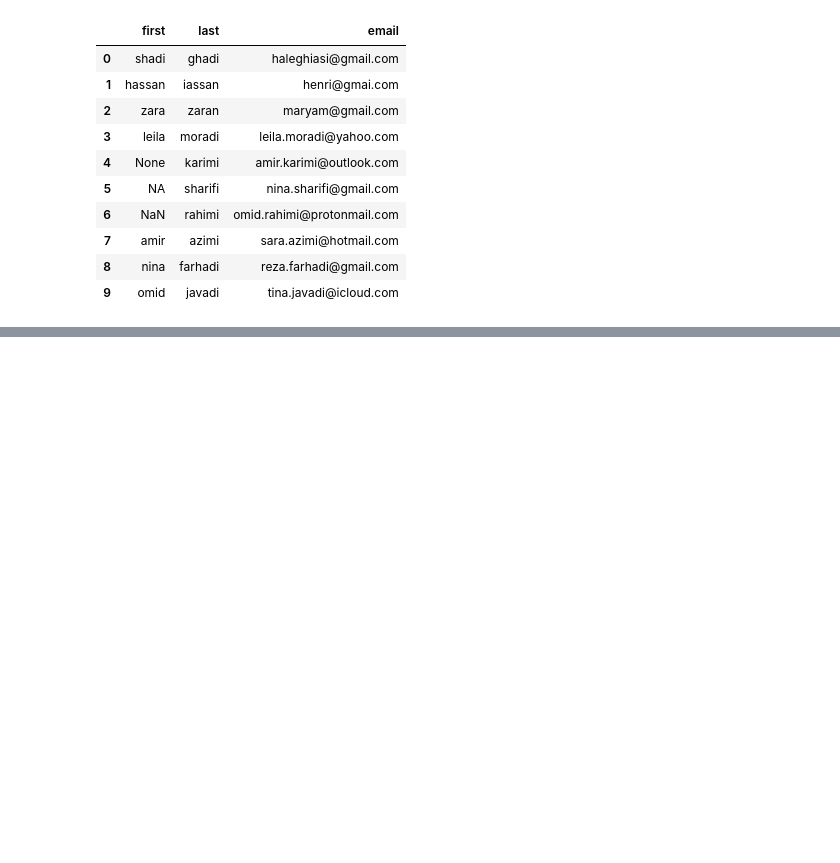
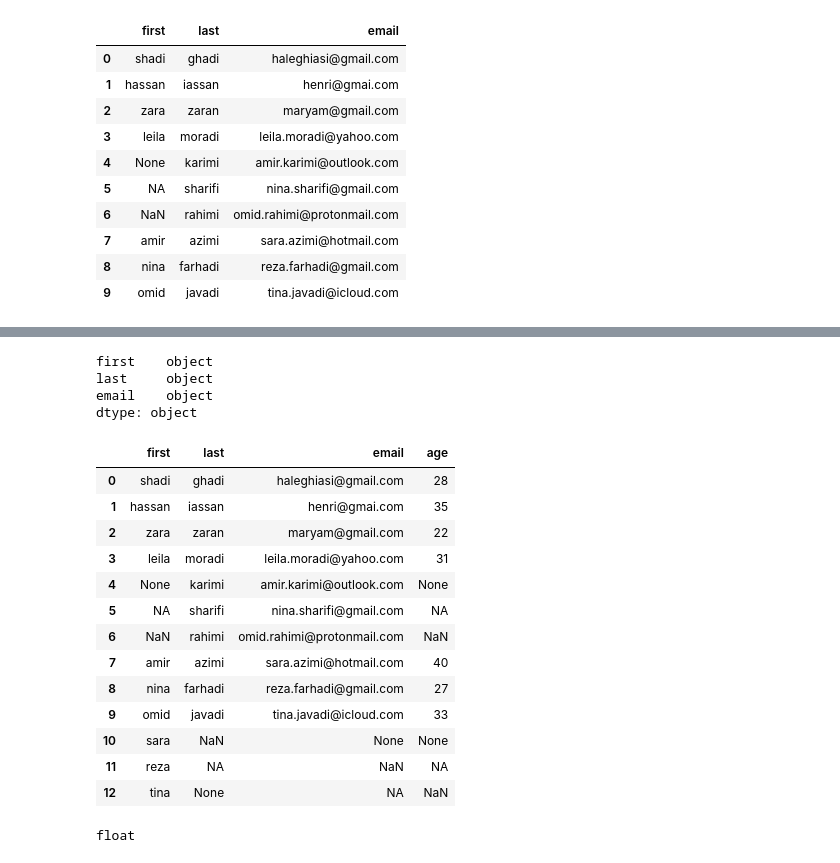
Before and after one commit to Horieh1989/DataProcceccing1, a Jupyter notebook: cleaningData.ipynb, the cells around one changed output, grey strips where cells are left out. Cells and saved outputs as stored; diff of their text form; code cells hidden in the pictures; blank space fills up the shorter version.

Commit message:
[change the type of np.nan]

```diff
--- a/cleaningData.ipynb
+++ b/cleaningData.ipynb
@@ -86,0 +121,52 @@ df.dropna( axis='index', how='any', subset=['email','last'])
+# %%
+df.dtypes# abjects are string
+# %% [output]
+first    object
+last     object
+email    object
+dtype: object
+# %%
+import numpy as np
+import pandas as pd
+
+peoples = {
+    "first": ["shadi", "hassan", "zara", "leila", None, "NA", np.nan, "amir", "nina", "omid", "sara", "reza", "tina"],
+    "last": ["ghadi", "iassan", "zaran", "moradi", "karimi", "sharifi", "rahimi", "azimi", "farhadi", "javadi", np.nan, "NA", None],
+    "email": [
+        "haleghiasi@gmail.com",
+        "henri@gmai.com",
+        "maryam@gmail.com",
+        "leila.moradi@yahoo.com",
+        "amir.karimi@outlook.com",
+        "nina.sharifi@gmail.com",
+        "omid.rahimi@protonmail.com",
+        "sara.azimi@hotmail.com",
+        "reza.farhadi@gmail.com",
+        "tina.javadi@icloud.com",
+        None,
+        np.nan,
+        "NA"
+    ],
+    "age": [28, 35, 22, 31, None, "NA", np.nan, 40, 27, 33, None, "NA", np.nan]
+}
+dff=pd.DataFrame(peoples)
+dff
+# %% [output]
+|  | first | last | email | age |
+| 0 | shadi | ghadi | haleghiasi@gmail.com | 28 |
+| 1 | hassan | iassan | henri@gmai.com | 35 |
+| 2 | zara | zaran | maryam@gmail.com | 22 |
+| 3 | leila | moradi | leila.moradi@yahoo.com | 31 |
+| 4 | None | karimi | amir.karimi@outlook.com | None |
+| 5 | NA | sharifi | nina.sharifi@gmail.com | NA |
+| 6 | NaN | rahimi | omid.rahimi@protonmail.com | NaN |
+| 7 | amir | azimi | sara.azimi@hotmail.com | 40 |
+| 8 | nina | farhadi | reza.farhadi@gmail.com | 27 |
+| 9 | omid | javadi | tina.javadi@icloud.com | 33 |
+| 10 | sara | NaN | None | None |
+| 11 | reza | NA | NaN | NA |
+| 12 | tina | None | NA | NaN |
+# %%
+type(np.nan)
+# %% [output]
+float
```
Also changed, not shown: parts of 6 cells of this notebook.
